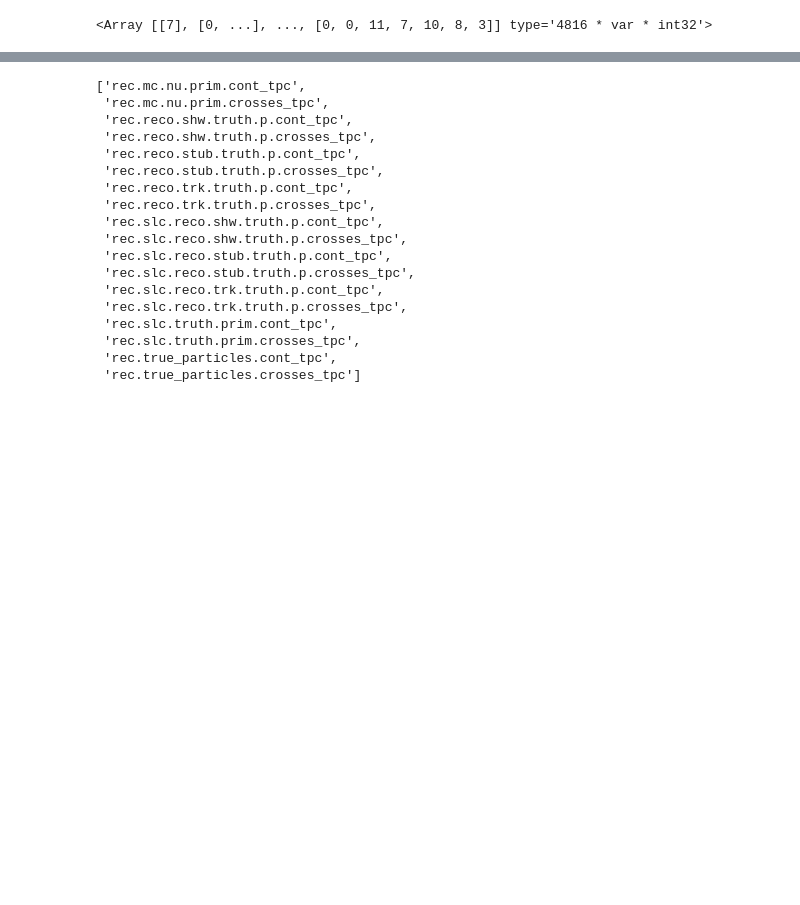
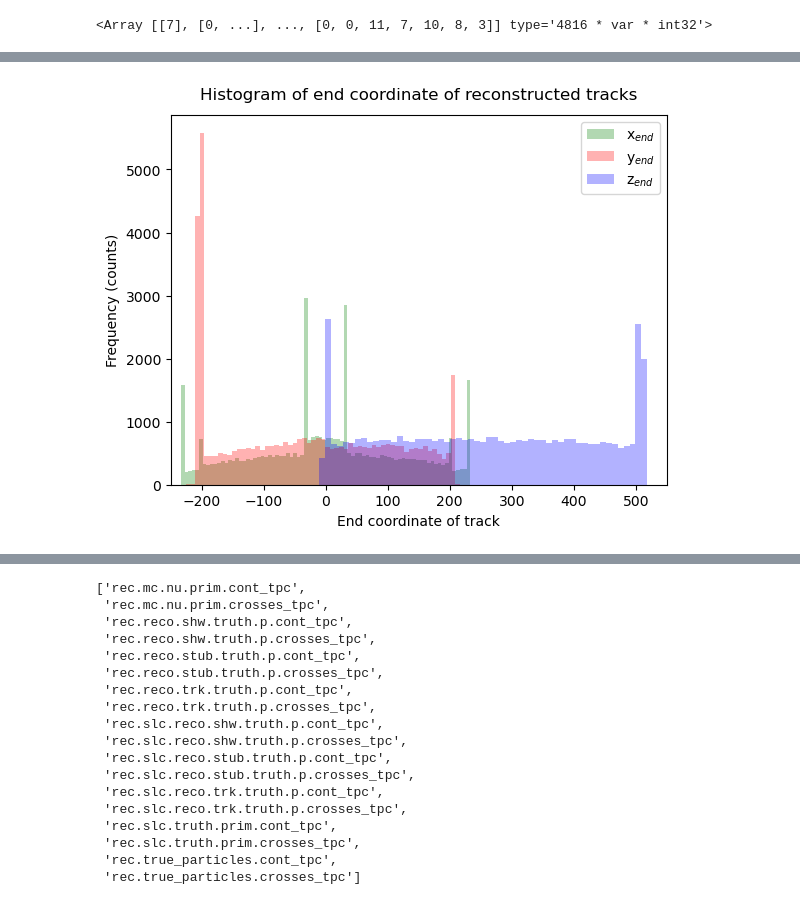
Before and after one commit to PINKTAIGAH/SHP, a Jupyter notebook: uproot_test/og_dataset_test.ipynb, the cells around one changed output, grey strips where cells are left out. Saved outputs shown, nothing was run; the diff lists cells and outputs as text; code cells hidden in the pictures; blank space fills up the shorter version.

```diff
--- a/uproot_test/og_dataset_test.ipynb
+++ b/uproot_test/og_dataset_test.ipynb
@@ -67,0 +73,22 @@ Text(0.5, 1.0, 'track lengh')
+# %%
+xf= file['recTree']['rec.reco.trk.end.x'].array()
+yf= file['recTree']['rec.reco.trk.end.y'].array()
+zf= file['recTree']['rec.reco.trk.end.z'].array()
+
+xf= ak.flatten(xf)
+plt.hist(xf, 80, color= 'g', label= r'x$_{end}$', alpha=0.3)
+
+yf= ak.flatten(yf)
+plt.hist(yf, 80, color= 'r', label= r'y$_{end}$', alpha=0.3)
+
+zf= ak.flatten(zf)
+plt.hist(zf, 80, color= 'b', label= r'z$_{end}$', alpha=0.3)
+
+plt.xlabel('End coordinate of track')
+plt.ylabel('Frequency (counts)')
+plt.legend()
+plt.xlim((-250,550))
+plt.title('Histogram of end coordinate of reconstructed tracks', y=1.02)
+plt.savefig('end_r.png')
+# %% [output]
+[figure, added]
```
Also changed, not shown: parts of 11 cells of this notebook, 5 other files.
